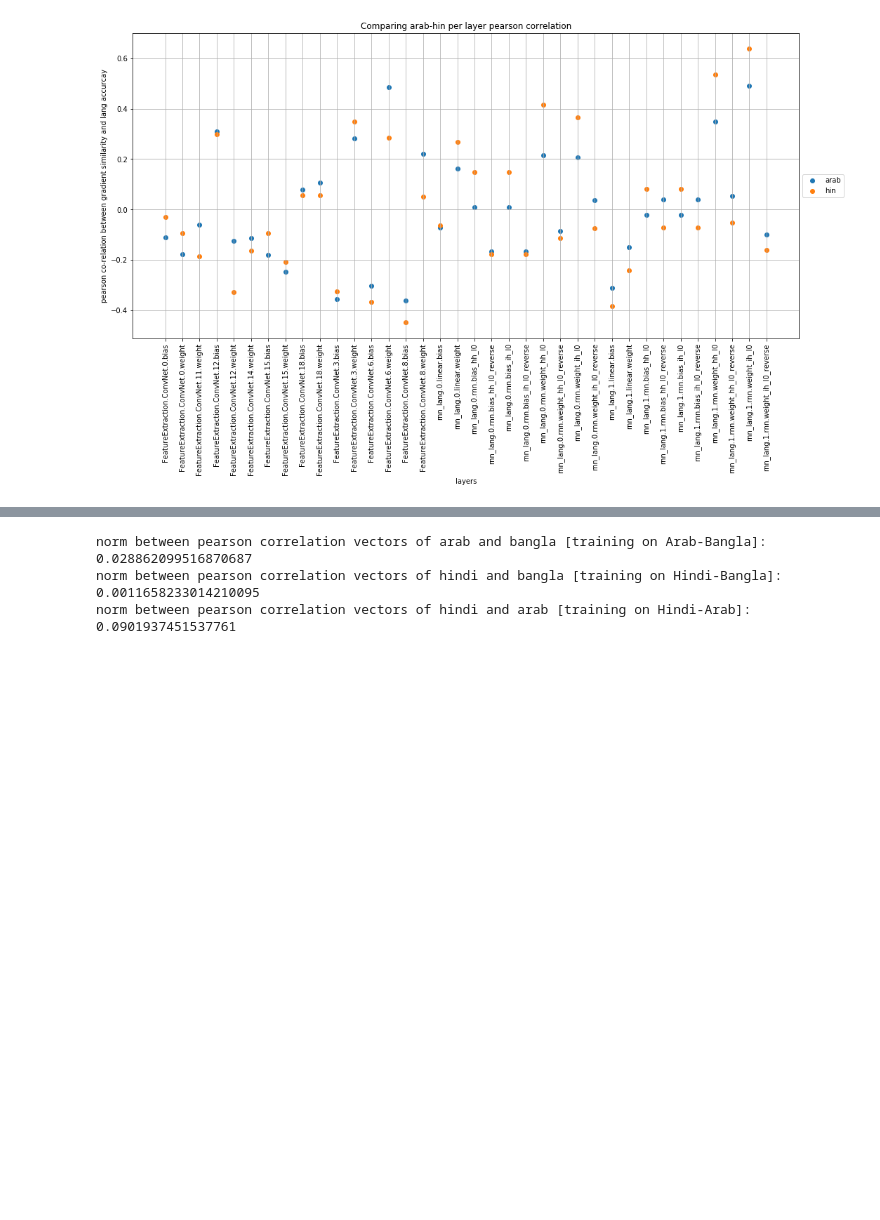
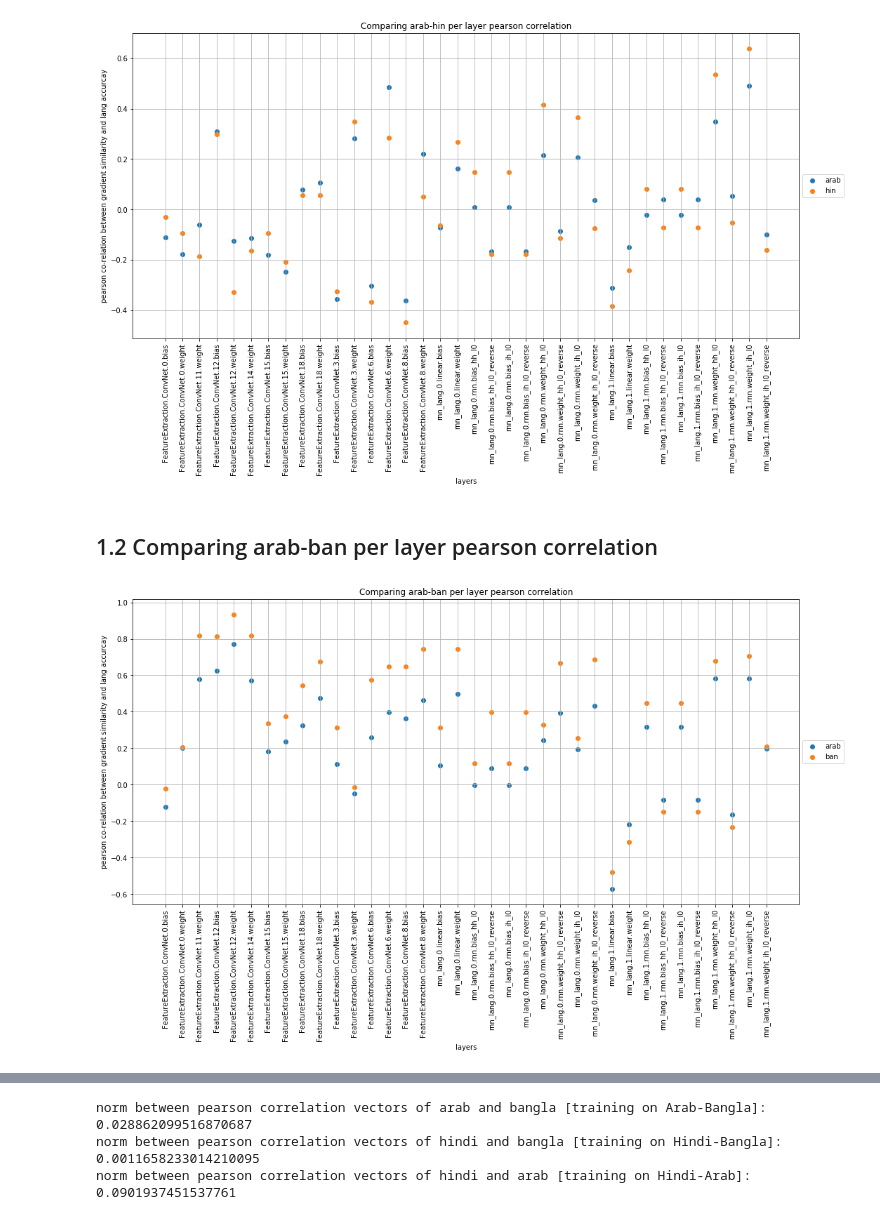
Before and after one commit to rahzaazhar/PAN-PSEnet, a Jupyter notebook: Recognition/GradViz.ipynb, the cells around one changed output, grey strips where cells are left out. Drawn from its saved outputs; the diff is of its cells as text; code cells hidden in the pictures; blank space fills up the shorter version.

```diff
--- a/Recognition/GradViz.ipynb
+++ b/Recognition/GradViz.ipynb
@@ -134,2 +144,4 @@ plt.show()
 # %%
 p_AH_A, p_AH_H = compute_per_layer_pearsonc(grad_sims_AH,acc_AH_A,acc_AH_H)
+p_BH_B, p_BH_H = compute_per_layer_pearsonc(grad_sims_BH,acc_BH_B,acc_BH_H)
+p_AB_A, p_AB_B = compute_per_layer_pearsonc(grad_sims_AB,acc_AB_A,acc_AB_B)
@@ -137,3 +151,9 @@ p_AH_A, p_AH_H = compute_per_layer_pearsonc(grad_sims_AH,acc_AH_A,acc_AH_H)
 plot_pearsonc(p_AH_A,'arab',p_AH_H,'hin')
 # %% [output]
 [figure]
+# %% [markdown]
+## 1.2 Comparing arab-ban per layer pearson correlation
+# %%
+plot_pearsonc(p_AB_A,'arab',p_AB_B,'ban')
+# %% [output]
+[figure, added]
```
Also changed, not shown: parts of 37 cells of this notebook.
